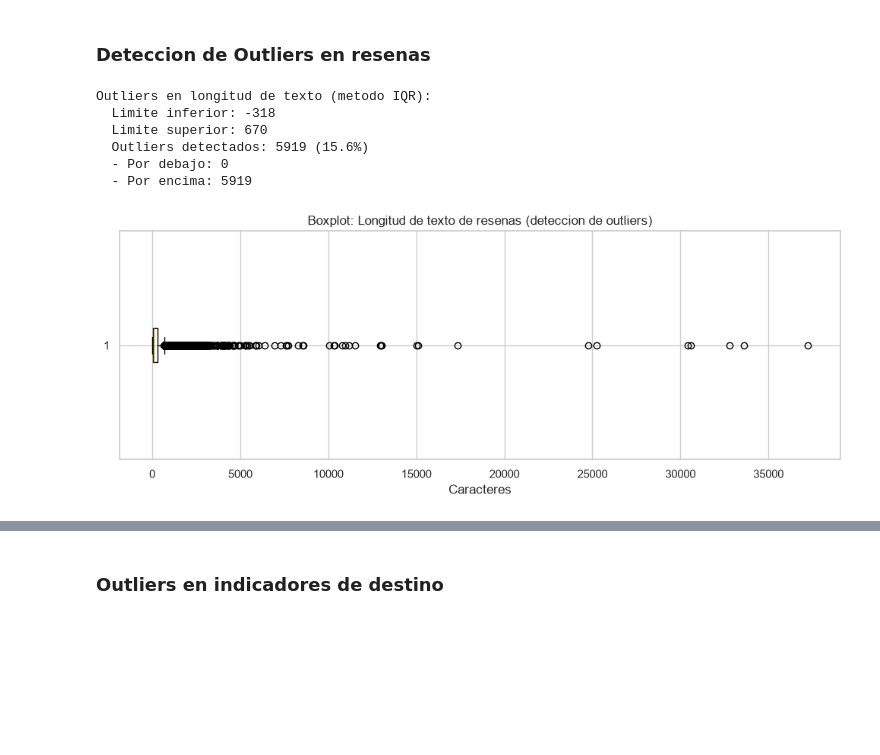
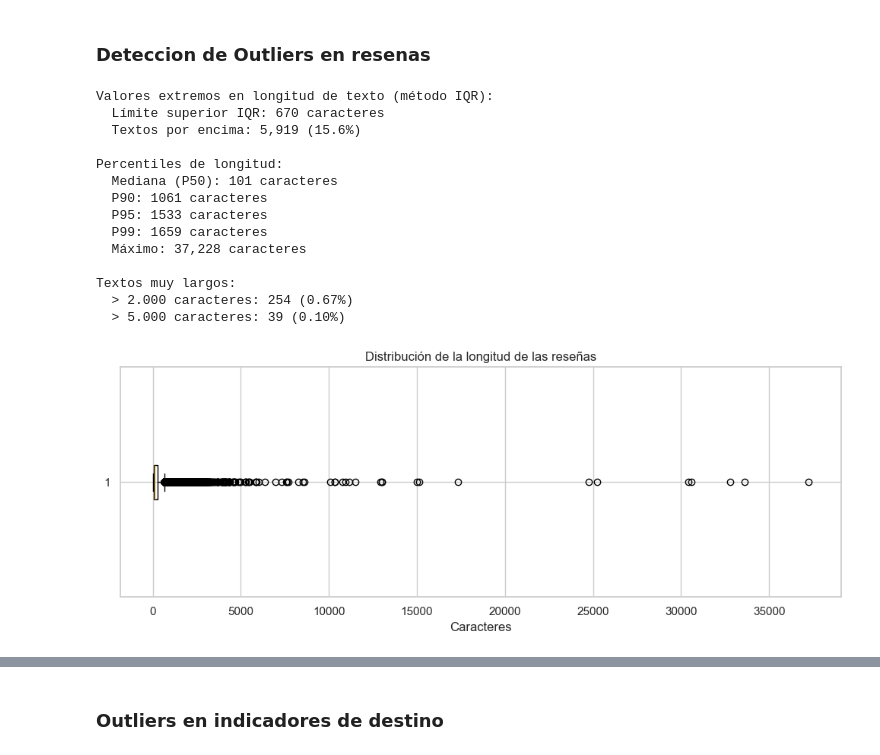
Before and after one commit to stephanylezameta/TrabajoFinalUCM, a Jupyter notebook: TFM/notebooks/EDA_completo.ipynb, the cells around one changed output, grey strips where cells are left out. Cells and saved outputs as stored; diff of their text form; code cells hidden in the pictures; blank space fills up the shorter version.

Commit message:
mejoras en eda

```diff
--- a/TFM/notebooks/EDA_completo.ipynb
+++ b/TFM/notebooks/EDA_completo.ipynb
@@ -28,7 +28,7 @@ import pandas as pd
 import matplotlib.pyplot as plt
 import seaborn as sns
 from scipy import stats
-
+'''
 warnings.filterwarnings('ignore')
 sns.set_theme(style='whitegrid', palette='husl')
 plt.rcParams['figure.figsize'] = (14, 6)
@@ -36,8 +36,8 @@ plt.rcParams['figure.dpi'] = 100
 plt.rcParams['font.size'] = 10
 
 # Rutas
-BASE_DIR = Path(r'D:\Master\TrabajoFinalUCM\TFM')
-DB_PATH = BASE_DIR / 'data' / 'tui_recomendador.db'
+BASE_DIR = Path(r'/Users/gioiasacco/tfm')
+DB_PATH = BASE_DIR / '/Users/gioiasacco/Desktop/TrabajoFinalUCM/TFM/data'
 CSV_CLIMA = BASE_DIR / 'data' / 'clima_todos_los_destinos.csv'
 CSV_CONECTIVIDAD = BASE_DIR / 'data' / 'conectividad_y_pasajeros_2025.csv'
 CSV_SEGURIDAD = BASE_DIR / 'data' / 'seguridad_y_sanidad_banco_mundial.csv'
@@ -58,4 +58,6 @@ tables = get_tables()
 for _, row in tables.iterrows():
     n = query(f"SELECT COUNT(*) as n FROM [{row['name']}]")['n'].iloc[0]
     print(f'  - {row["name"]}: {n:,} registros')
+
+'''
 # %% [output]
@@ -522,37 +1677,68 @@ max          31.00             436.80              95.80
 ### Deteccion de Outliers en resenas
 # %%
 if 'len_texto' in df_resenas.columns:
-    # Metodo IQR para detectar outliers
+
+    # Método IQR: detectar textos con longitud atípica
     Q1 = df_resenas['len_texto'].quantile(0.25)
     Q3 = df_resenas['len_texto'].quantile(0.75)
     IQR = Q3 - Q1
+
     lower = Q1 - 1.5 * IQR
     upper = Q3 + 1.5 * IQR
 
-    outliers = df_resenas[(df_resenas['len_texto'] < lower) | (df_resenas['len_texto'] > upper)]
-    print(f'Outliers en longitud de texto (metodo IQR):')
-    print(f'  Limite inferior: {lower:.0f}')
-    print(f'  Limite superior: {upper:.0f}')
-    print(f'  Outliers detectados: {len(outliers)} ({len(outliers)/len(df_resenas)*100:.1f}%)')
-    print(f'  - Por debajo: {len(df_resenas[df_resenas["len_texto"] < lower])}')
-    print(f'  - Por encima: {len(df_resenas[df_resenas["len_texto"] > upper])}')
+    outliers = df_resenas[
+        (df_resenas['len_texto'] < lower) |
+        (df_resenas['len_texto'] > upper)
+    ]
 
-    # Boxplot general
+    print('Valores extremos en longitud de texto (método IQR):')
+    print(f'  Límite superior IQR: {upper:.0f} caracteres')
+    print(f'  Textos por encima: {len(outliers):,} ({len(outliers)/len(df_resenas)*100:.1f}%)')
+
+    # Percentiles para entender mejor la cola de la distribución
+    print('\nPercentiles de longitud:')
+    print(f'  Mediana (P50): {df_resenas["len_texto"].median():.0f} caracteres')
+    print(f'  P90: {df_resenas["len_texto"].quantile(0.90):.0f} caracteres')
+    print(f'  P95: {df_resenas["len_texto"].quantile(0.95):.0f} caracteres')
+    print(f'  P99: {df_resenas["len_texto"].quantile(0.99):.0f} caracteres')
+    print(f'  Máximo: {df_resenas["len_texto"].max():,.0f} caracteres')
+
+    # Textos realmente muy largos
+    mas_2000 = (df_resenas['len_texto'] > 2000).sum()
+    mas_5000 = (df_resenas['len_texto'] > 5000).sum()
+
+    print('\nTextos muy largos:')
+    print(f'  > 2.000 caracteres: {mas_2000:,} ({mas_2000/len(df_resenas)*100:.2f}%)')
+    print(f'  > 5.000 caracteres: {mas_5000:,} ({mas_5000/len(df_resenas)*100:.2f}%)')
+
+    # Boxplot
     fig, ax = plt.subplots(figsize=(10, 4))
+
     ax.boxplot(df_resenas['len_texto'].values, vert=False)
-    ax.set_title('Boxplot: Longitud de texto de resenas (deteccion de outliers)')
+
+    ax.set_title('Distribución de la longitud de las reseñas')
     ax.set_xlabel('Caracteres')
+
     plt.tight_layout()
     plt.show()
 
-    print('\nPROPUESTA: Los textos extremadamente largos (> limite superior) probablemente '
-          'provienen de posts completos de Reddit/YouTube. Considerar truncar a 2000 caracteres '
-          'para el calculo de embeddings.')
+    print('\nConclusión:')
+    print('Los textos detectados por IQR no se eliminarán automáticamente,')
+    print('ya que una mayor longitud no implica menor calidad.')
+    print('Solo los textos excepcionalmente largos se truncarán antes de generar embeddings.')
 # %% [output]
-Outliers en longitud de texto (metodo IQR):
-  Limite inferior: -318
-  Limite superior: 670
-  Outliers detectados: 5919 (15.6%)
-  - Por debajo: 0
-  - Por encima: 5919
+Valores extremos en longitud de texto (método IQR):
+  Límite superior IQR: 670 caracteres
+  Textos por encima: 5,919 (15.6%)
+
+Percentiles de longitud:
+  Mediana (P50): 101 caracteres
+  P90: 1061 caracteres
+  P95: 1533 caracteres
+  P99: 1659 caracteres
+  Máximo: 37,228 caracteres
+
+Textos muy largos:
+  > 2.000 caracteres: 254 (0.67%)
+  > 5.000 caracteres: 39 (0.10%)
-[figure, old version]
+[figure, new version]
```
Also changed, not shown: parts of 45 cells of this notebook, 6 other files.
